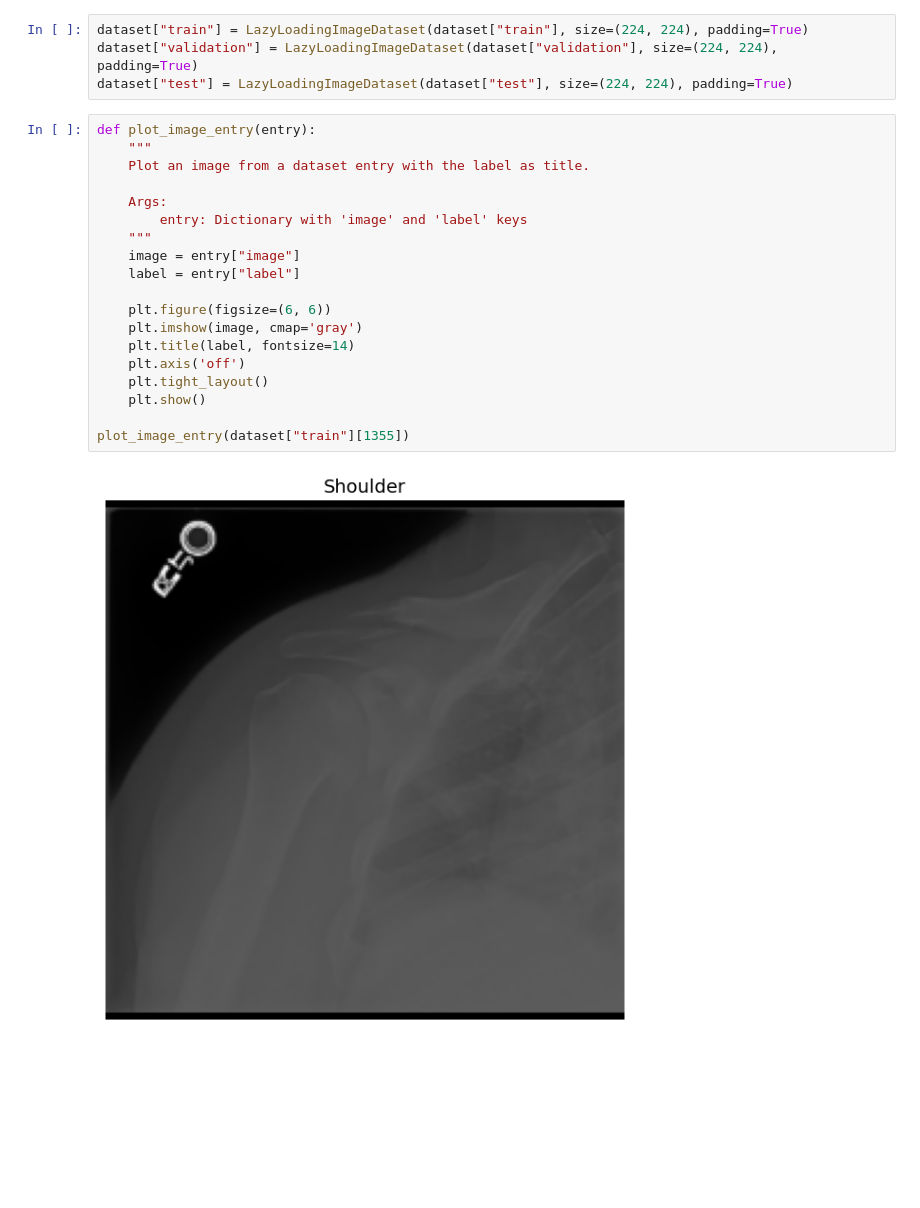
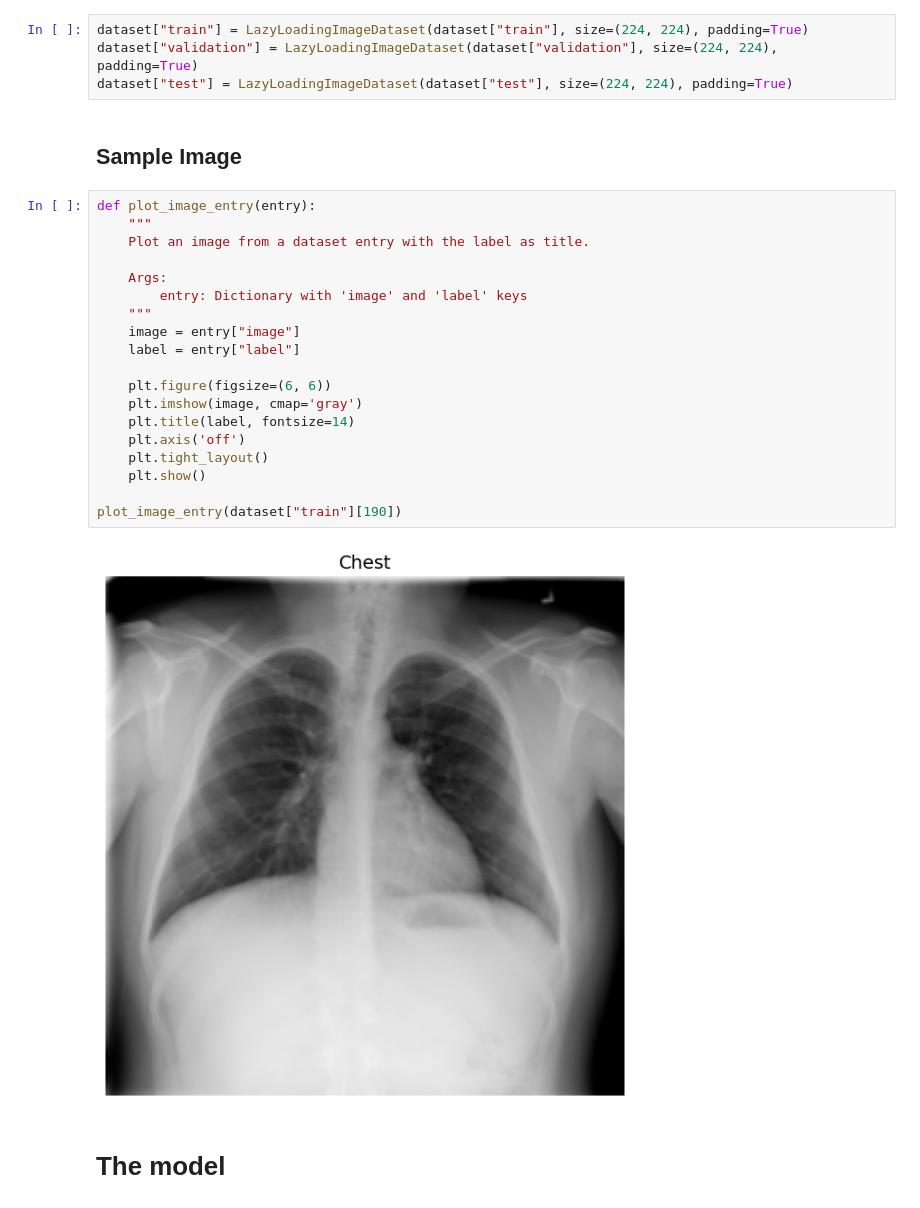
Before and after one commit to MaroSalah02/X-CV, a Jupyter notebook: Model Fine-tuning/Models Workspaces/X-Ray Region Classification/main.ipynb, the cells around one changed output. Cells and saved outputs as stored; diff of their text form; blank space fills up the shorter version.

```diff
--- a/Model Fine-tuning/Models Workspaces/X-Ray Region Classification/main.ipynb
+++ b/Model Fine-tuning/Models Workspaces/X-Ray Region Classification/main.ipynb
@@ -58,24 +85,28 @@ DatasetDict({
 dataset["train"] = LazyLoadingImageDataset(dataset["train"], size=(224, 224), padding=True)
 dataset["validation"] = LazyLoadingImageDataset(dataset["validation"], size=(224, 224), padding=True)
 dataset["test"] = LazyLoadingImageDataset(dataset["test"], size=(224, 224), padding=True)
+# %% [markdown]
+## Sample Image
 # %%
 def plot_image_entry(entry):
     """
     Plot an image from a dataset entry with the label as title.
 
     Args:
         entry: Dictionary with 'image' and 'label' keys
     """
     image = entry["image"]
     label = entry["label"]
 
     plt.figure(figsize=(6, 6))
     plt.imshow(image, cmap='gray')
     plt.title(label, fontsize=14)
     plt.axis('off')
     plt.tight_layout()
     plt.show()
 
-plot_image_entry(dataset["train"][1355])
+plot_image_entry(dataset["train"][190])
 # %% [output]
-[figure, old version]
+[figure, new version]
+# %% [markdown]
+# The model
```
Also changed, not shown: parts of 14 cells of this notebook, 1 other file.
